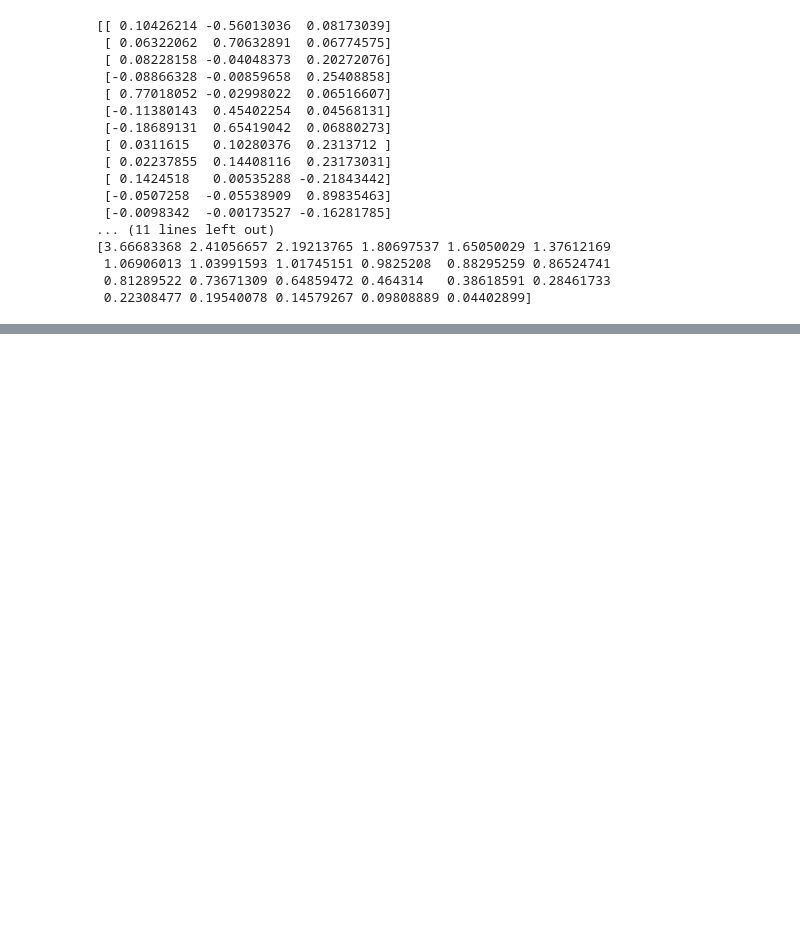
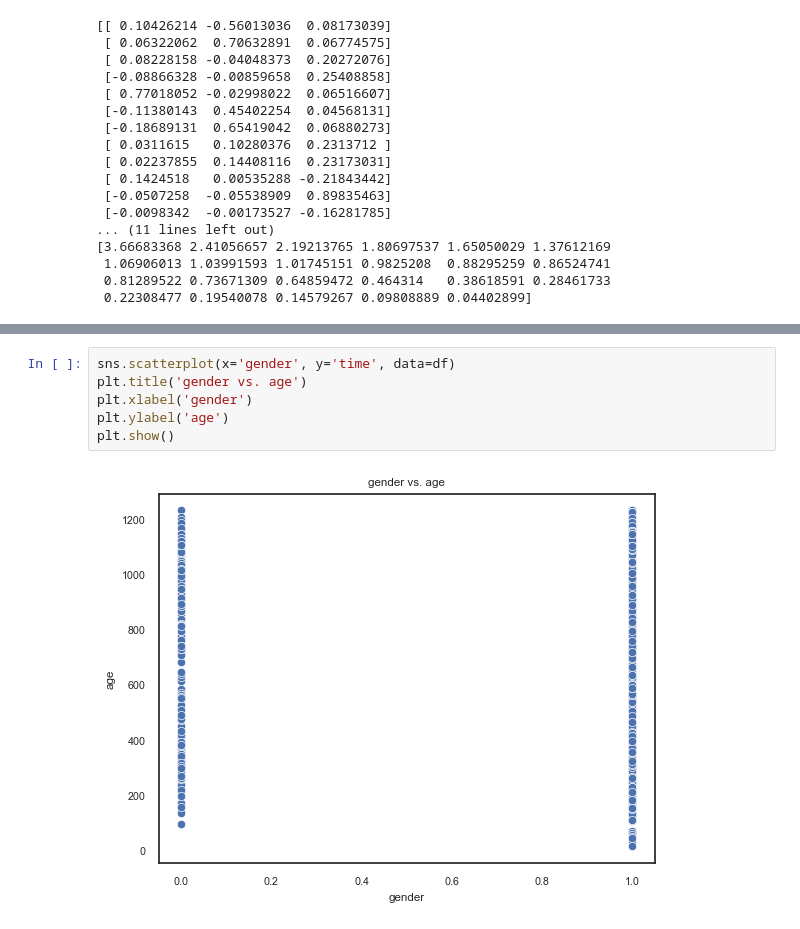
Before and after one commit to D00264512/DAV-project, a Jupyter notebook: newmain.ipynb, the cells around one changed output, grey strips where cells are left out. Drawn from its saved outputs; the diff is of its cells as text; blank space fills up the shorter version.

```diff
--- a/newmain.ipynb
+++ b/newmain.ipynb
@@ -537,0 +590,8 @@ print(ev)
+# %%
+sns.scatterplot(x='gender', y='time', data=df)
+plt.title('gender vs. age')
+plt.xlabel('gender')
+plt.ylabel('age')
+plt.show()
+# %% [output]
+[figure, added]
```
Also changed, not shown: parts of 24 cells of this notebook, 3 other files.
